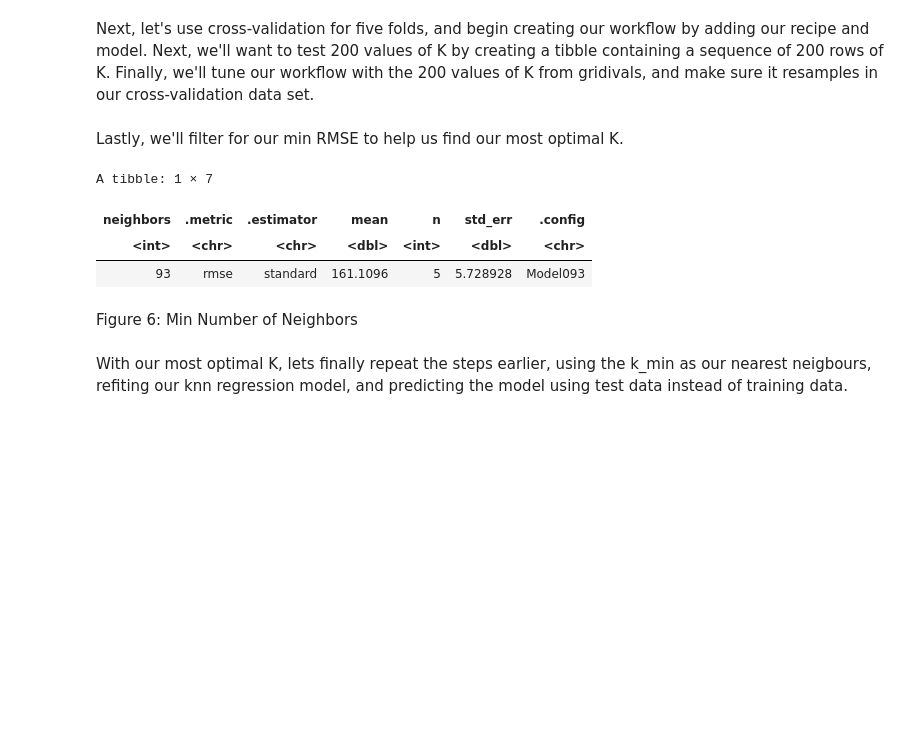
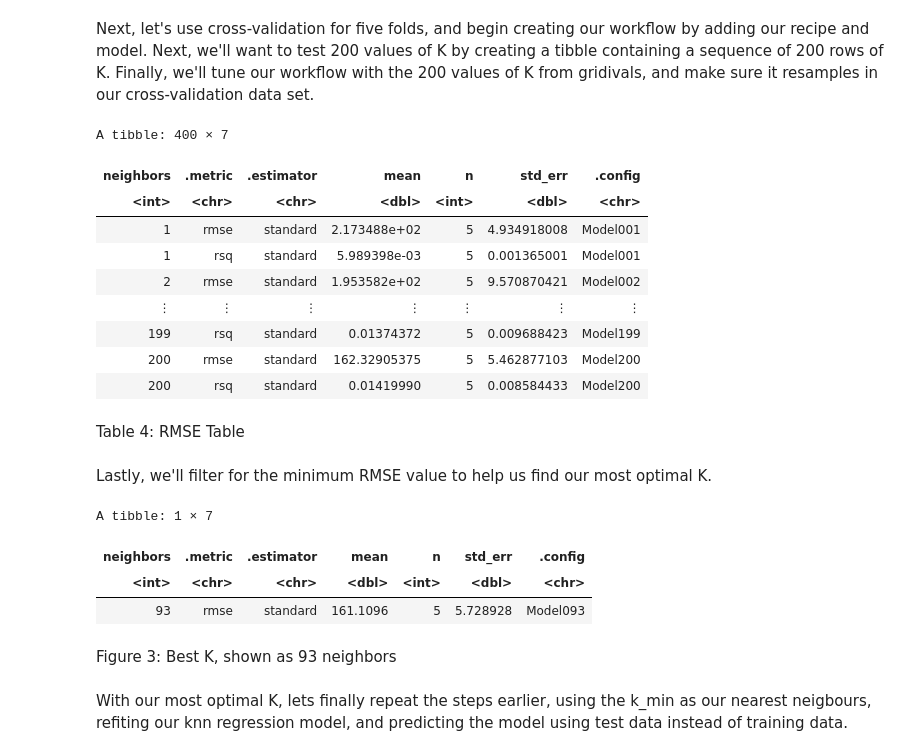
Before and after one commit to amellios/data_science_woohoo, a Jupyter notebook: Final Project Analysis.ipynb, the cells around one changed output. Cells and saved outputs as stored; diff of their text form; code cells hidden in the pictures; blank space fills up the shorter version.

Commit message:
added to linear reg, added table and figure numbers

```diff
--- a/Final Project Analysis.ipynb
+++ b/Final Project Analysis.ipynb
@@ -212,22 +212,36 @@ Next, let's use cross-validation for five folds, and begin creating our workflow
 # %%
 set.seed(2021)
 #5 fold cross validation
 facebook_vfold <- vfold_cv(facebook_train, v = 5, strata = total_interactions)
 
 #workflow
 facebook_workflow <- workflow() %>%
                      add_recipe(facebook_recipe) %>%
                      add_model(facebook_spec)
 
 #testing 200 values to find the best value for K
 gridvals <- tibble(neighbors = seq(1, 200))
 
 #tuning workflow and resampling cross validation data set
 facebook_results <- facebook_workflow %>%
                         tune_grid(resamples = facebook_vfold, grid = gridvals) %>%
                         collect_metrics()
+facebook_results
+# %% [output]
+A tibble: 400 × 7
+| neighbors | .metric | .estimator | mean | n | std_err | .config |
+| <int> | <chr> | <chr> | <dbl> | <int> | <dbl> | <chr> |
+| 1 | rmse | standard | 2.173488e+02 | 5 | 4.934918008 | Model001 |
+| 1 | rsq | standard | 5.989398e-03 | 5 | 0.001365001 | Model001 |
+| 2 | rmse | standard | 1.953582e+02 | 5 | 9.570870421 | Model002 |
+| ⋮ | ⋮ | ⋮ | ⋮ | ⋮ | ⋮ | ⋮ |
+| 199 | rsq | standard | 0.01374372 | 5 | 0.009688423 | Model199 |
+| 200 | rmse | standard | 162.32905375 | 5 | 5.462877103 | Model200 |
+| 200 | rsq | standard | 0.01419990 | 5 | 0.008584433 | Model200 |
+# %% [markdown]
+Table 4: RMSE Table
 # %% [markdown]
-Lastly, we'll filter for our min RMSE to help us find our most optimal K.
+Lastly, we'll filter for the minimum RMSE value to help us find our most optimal K.
 # %%
 #Min amount of RMSPE along with mean and standard error to find the best K value to use
 facebook_min <- facebook_results %>%
@@ -241,6 +255,6 @@ A tibble: 1 × 7
 | neighbors | .metric | .estimator | mean | n | std_err | .config |
 | <int> | <chr> | <chr> | <dbl> | <int> | <dbl> | <chr> |
 | 93 | rmse | standard | 161.1096 | 5 | 5.728928 | Model093 |
-# %% [markdown]
-Figure 6: Min Number of Neighbors
+# %% [markdown]
+Figure 3: Best K, shown as 93 neighbors
 # %% [markdown]
```
Also changed, not shown: parts of 20 cells of this notebook.
